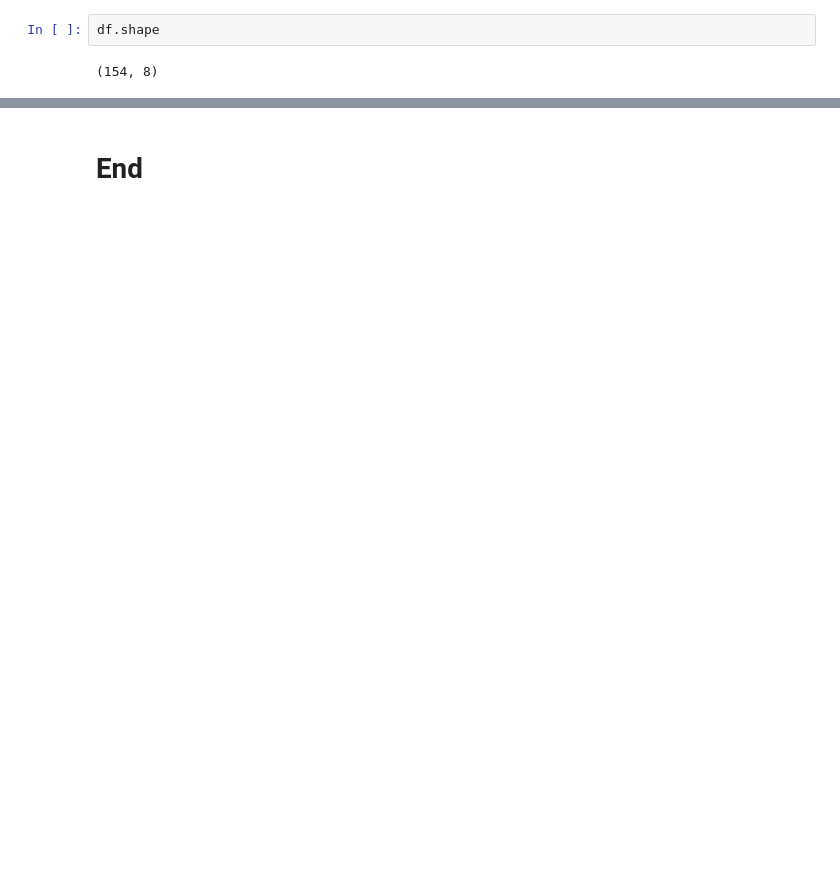
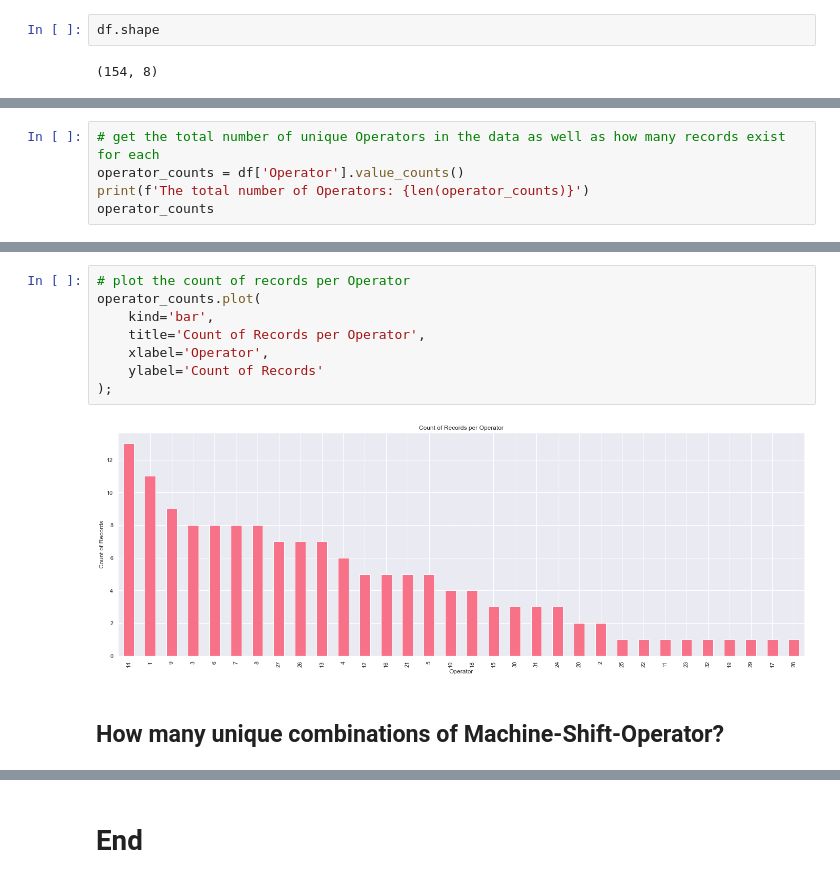
Before and after one commit to vilandao/analytics_onboarding, a Jupyter notebook: EDA.ipynb, the cells around one changed output, grey strips where cells are left out. Saved outputs shown, nothing was run; the diff lists cells and outputs as text; blank space fills up the shorter version.

```diff
--- a/EDA.ipynb
+++ b/EDA.ipynb
@@ -41,0 +159,5 @@ print(number_dupes)
+# %%
+# get the total number of unique Operators in the data as well as how many records exist for each
+operator_counts = df['Operator'].value_counts()
+print(f'The total number of Operators: {len(operator_counts)}')
+operator_counts
@@ -41,0 +183,12 @@ print(number_dupes)
+# %%
+# plot the count of records per Operator
+operator_counts.plot(
+    kind='bar',
+    title='Count of Records per Operator',
+    xlabel='Operator',
+    ylabel='Count of Records'
+);
+# %% [output]
+[figure, added]
+# %% [markdown]
+## How many unique combinations of Machine-Shift-Operator?
```
Also changed, not shown: parts of 40 cells of this notebook, 1 other file.
